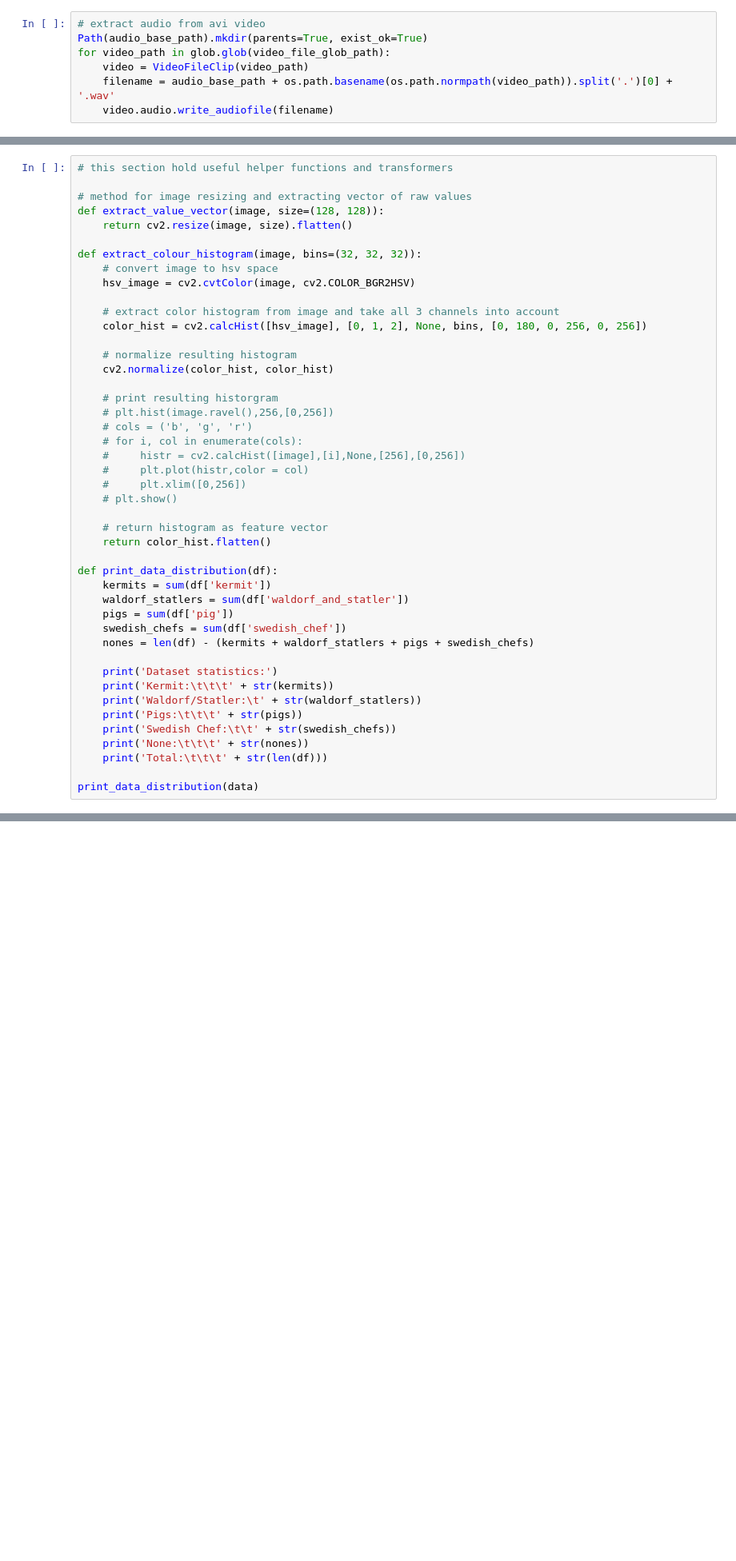
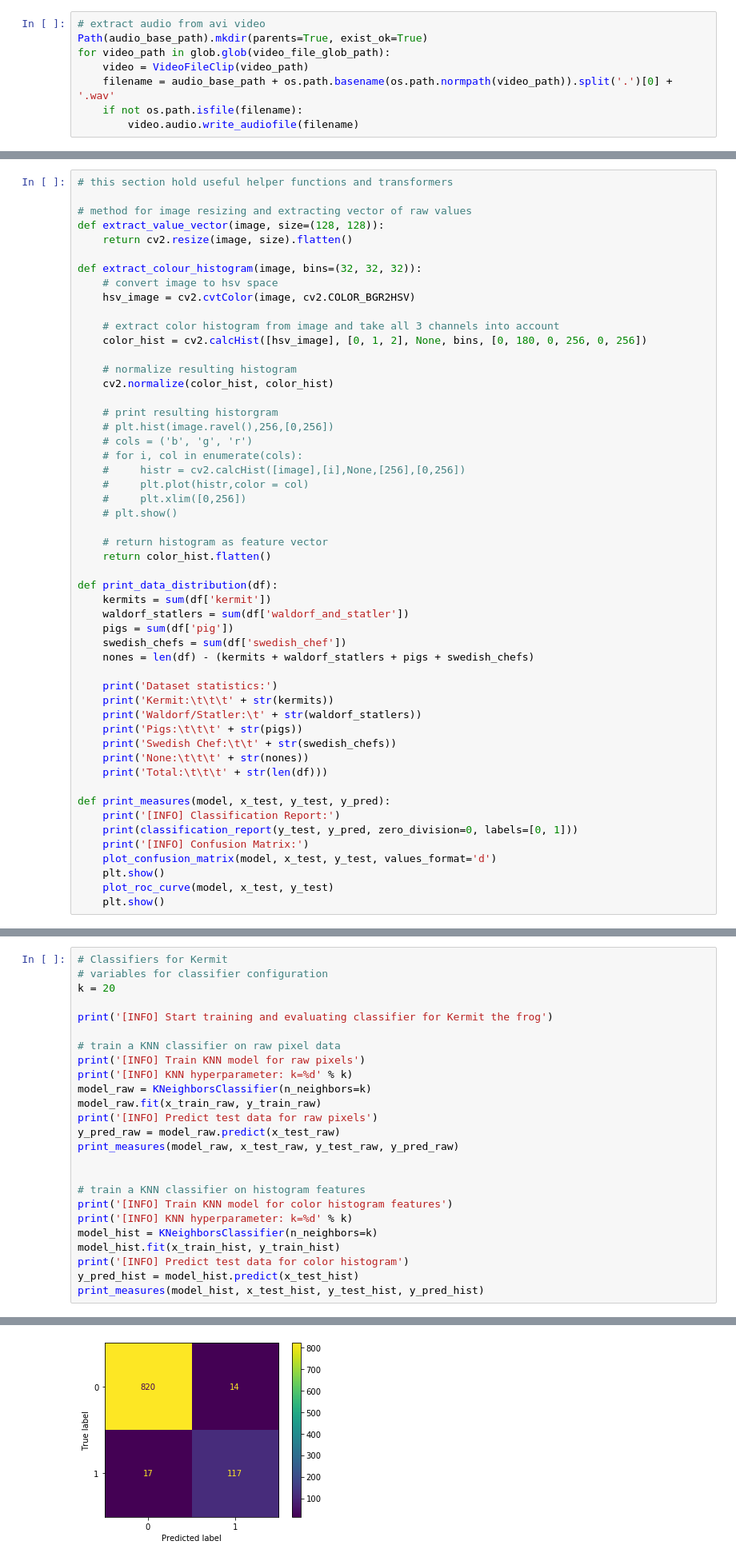
Before and after one commit to mledl/mupped-show-classification, a Jupyter notebook: SIM1/src/SIM1.ipynb, the cells around one changed output, grey strips where cells are left out. Shown: that part at 80% size. Cells and saved outputs as stored; diff of their text form; blank space fills up the shorter version.

Commit message:
add evaluation methods for kermit

```diff
--- a/SIM1/src/SIM1.ipynb
+++ b/SIM1/src/SIM1.ipynb
@@ -48,7 +50,8 @@ Path(audio_base_path).mkdir(parents=True, exist_ok=True)
 for video_path in glob.glob(video_file_glob_path):
     video = VideoFileClip(video_path)
     filename = audio_base_path + os.path.basename(os.path.normpath(video_path)).split('.')[0] + '.wav'
-    video.audio.write_audiofile(filename)
+    if not os.path.isfile(filename):
+        video.audio.write_audiofile(filename)
 # %% [output]
 MoviePy - Writing audio in ../../audio/Muppets-02-01-01.wav
 MoviePy - Done.
@@ -96,4 +99,11 @@ def print_data_distribution(df):
     print('None:\t\t\t' + str(nones))
     print('Total:\t\t\t' + str(len(df)))
 
-print_data_distribution(data)
+def print_measures(model, x_test, y_test, y_pred):
+    print('[INFO] Classification Report:')
+    print(classification_report(y_test, y_pred, zero_division=0, labels=[0, 1]))
+    print('[INFO] Confusion Matrix:')
+    plot_confusion_matrix(model, x_test, y_test, values_format='d')
+    plt.show()
+    plot_roc_curve(model, x_test, y_test)
+    plt.show()
@@ -219,0 +199,26 @@ print('[INFO] KNN raw pixel f1-score: ' + str(f1_knn_hist))
+# %%
+# Classifiers for Kermit
+# variables for classifier configuration
+k = 20
+
+print('[INFO] Start training and evaluating classifier for Kermit the frog')
+
+# train a KNN classifier on raw pixel data
+print('[INFO] Train KNN model for raw pixels')
+print('[INFO] KNN hyperparameter: k=%d' % k)
+model_raw = KNeighborsClassifier(n_neighbors=k)
+model_raw.fit(x_train_raw, y_train_raw)
+print('[INFO] Predict test data for raw pixels')
+y_pred_raw = model_raw.predict(x_test_raw)
+print_measures(model_raw, x_test_raw, y_test_raw, y_pred_raw)
+
+
+# train a KNN classifier on histogram features
+print('[INFO] Train KNN model for color histogram features')
+print('[INFO] KNN hyperparameter: k=%d' % k)
+model_hist = KNeighborsClassifier(n_neighbors=k)
+model_hist.fit(x_train_hist, y_train_hist)
+print('[INFO] Predict test data for color histogram')
+y_pred_hist = model_hist.predict(x_test_hist)
+print_measures(model_hist, x_test_hist, y_test_hist, y_pred_hist)
+# %% [output]
@@ -219,0 +240 @@ print('[INFO] KNN raw pixel f1-score: ' + str(f1_knn_hist))
+[figure, added]
```
Also changed, not shown: parts of 6 cells of this notebook, 1 other file.
